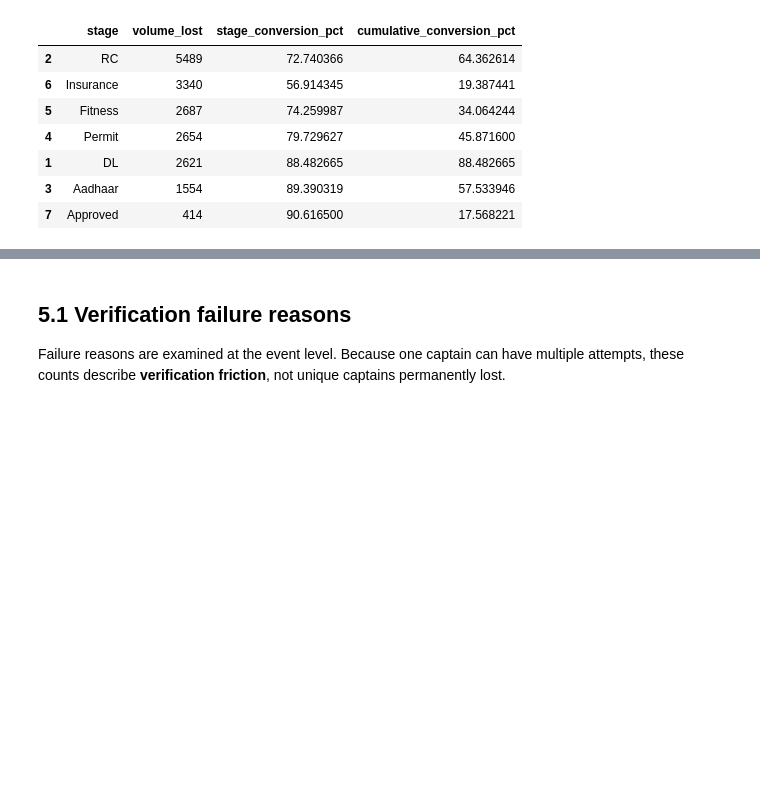
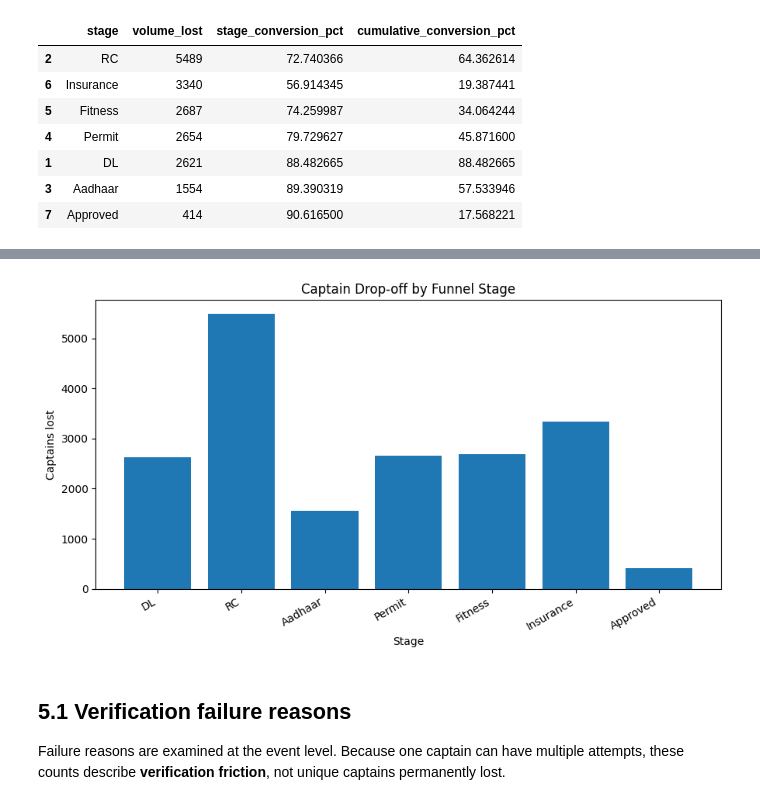
Before and after one commit to Abhay-SKulkarni123/rapido-data-science, a Jupyter notebook: Notebooks/04_funnel_analysis.ipynb, the cells around one changed output, grey strips where cells are left out. Saved outputs shown, nothing was run; the diff lists cells and outputs as text; code cells hidden in the pictures; blank space fills up the shorter version.

Commit message:
Added Graphs with explainations and Detailed Conclusion Summary for Notebook 4

```diff
--- a/Notebooks/04_funnel_analysis.ipynb
+++ b/Notebooks/04_funnel_analysis.ipynb
@@ -241,3 +247,19 @@ display(
+# %%
+dropoff_plot = funnel_table.iloc[1:].copy()
+
+plt.figure(figsize=(9, 5))
+plt.bar(
+    dropoff_plot["stage"],
+    dropoff_plot["volume_lost"]
+)
+plt.xlabel("Stage")
+plt.ylabel("Captains lost")
+plt.title("Captain Drop-off by Funnel Stage")
+plt.xticks(rotation=30, ha="right")
+plt.tight_layout()
+plt.show()
+# %% [output]
+[figure, added]
 # %% [markdown]
 ## 5.1 Verification failure reasons
 
```
Also changed, not shown: parts of 5 cells of this notebook.
